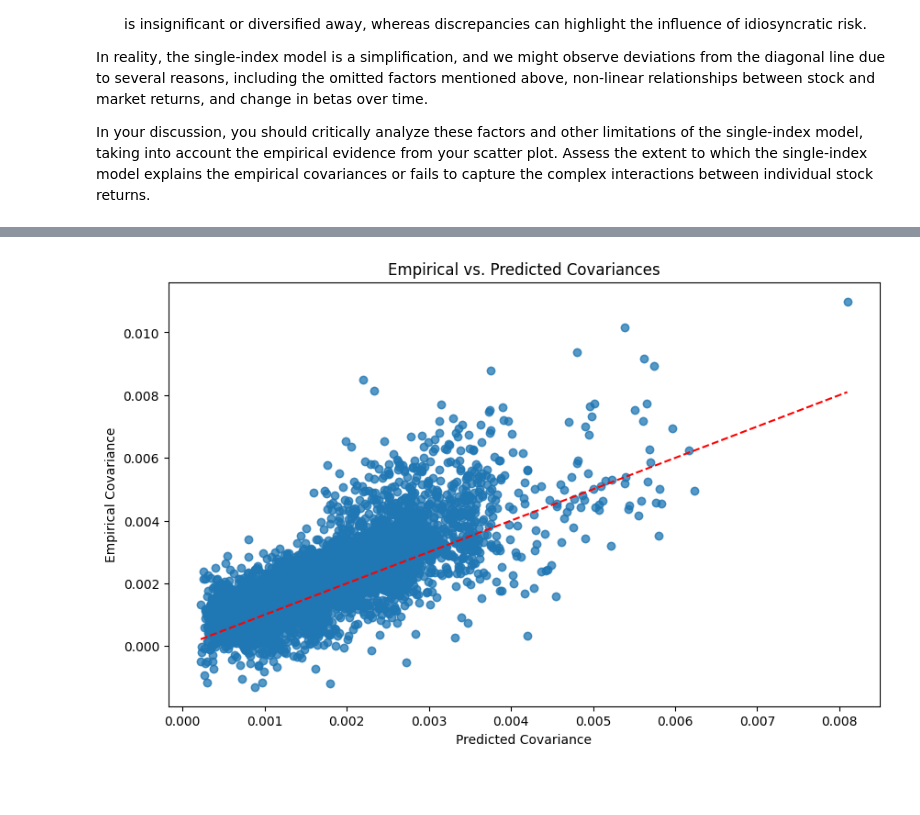
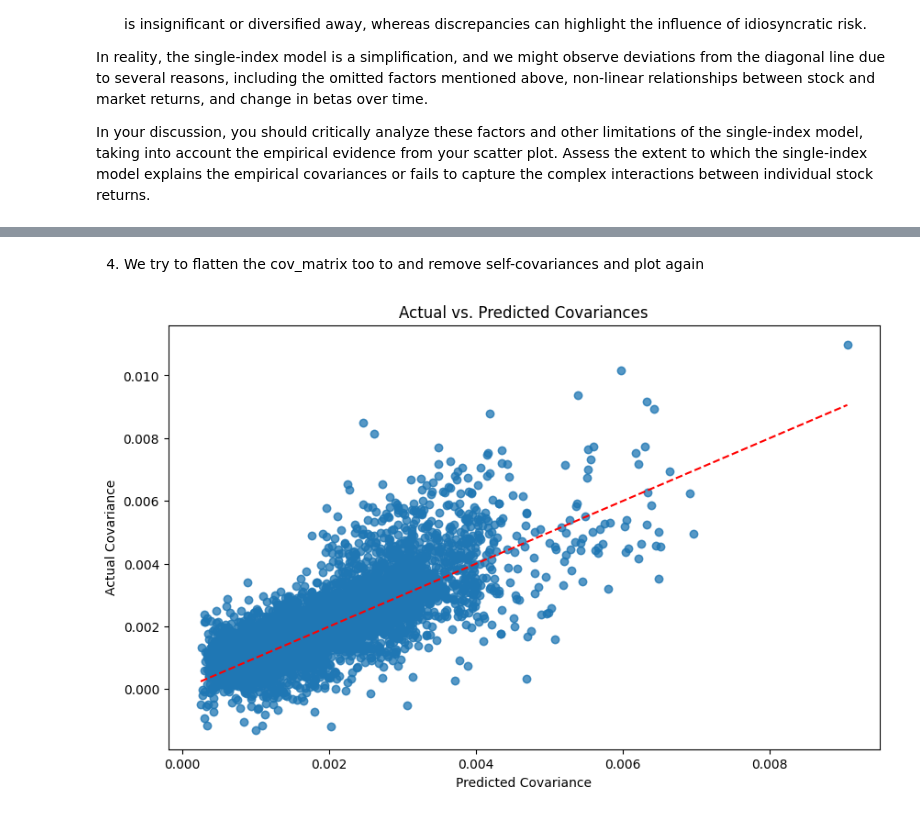
Before and after one commit to izero0324/Scientific-Computing-For-Finance, a Jupyter notebook: lab8/lab8.ipynb, the cells around one changed output, grey strips where cells are left out. Saved outputs shown, nothing was run; the diff lists cells and outputs as text; code cells hidden in the pictures; blank space fills up the shorter version.

```diff
--- a/lab8/lab8.ipynb
+++ b/lab8/lab8.ipynb
@@ -287,6 +474,6 @@ sp100_monthly_returns = sp100_index['Adj Close'].resample('M').ffill().pct_chang
 stocks_monthly_returns = prices.resample('M').ffill().pct_change().dropna()
 
 # Assume a risk-free rate proxy (risk-free rate is zero if we don't have data)
-risk_free_rate = 0
+risk_free_rate = 0.0404 #10 Year Treasury Rate 4.04% for for Dec 13 2023
 sp100_excess_returns = sp100_monthly_returns - risk_free_rate
 stocks_excess_returns = stocks_monthly_returns.sub(risk_free_rate, axis=0)  # Excess returns for all stocks
@@ -373,0 +623,11 @@ In your discussion, you should critically analyze these factors and other limita
+# %%
+mask = np.eye(len(prices.columns), dtype=bool)
+perfect_line = predicted_cov_df.values.flatten()
+line = perfect_line[~mask.flatten()]
+plt.figure(figsize=(10, 6))
+plt.scatter(predicted_covariances, cov_matrix, alpha=0.5)
+plt.title('Actual vs. Predicted Covariances')
+plt.xlabel('Predicted Covariance')
+plt.ylabel('Actual Covariance')
+plt.plot([min(line), max(line)], [min(line), max(line)],'r--')  # Line representing perfect model
+plt.show()
@@ -374,33 +636,21 @@ In your discussion, you should critically analyze these factors and other limita
+# %% [markdown]
+4. We try to flatten the cov_matrix too to and remove self-covariances and plot again
 # %%
-cov_matrix = stocks_excess_returns.cov()
-
-# Assuming alphas_betas Dataframe from the previous exercise contains the beta values
-betas = alphas_betas['beta']
-
-# Calculate the covariances according to the single-index model
-market_variance = sp100_monthly_returns.var()
-predicted_covariances = np.outer(betas, betas) * market_variance
-
-# Convert predicted_covariances to a DataFrame for easier manipulation
-predicted_cov_df = pd.DataFrame(predicted_covariances, index=prices.columns, columns=prices.columns)
-
 # Flatten the covariance matrices and remove self-covariances (variance)
-empirical_covariances = cov_matrix.values.flatten()
+actual_covariances = cov_matrix.values.flatten()
 predicted_covariances = predicted_cov_df.values.flatten()
 mask = np.eye(len(prices.columns), dtype=bool)
 
-empirical_covariances = empirical_covariances[~mask.flatten()]
+actual_covariances = actual_covariances[~mask.flatten()]
 predicted_covariances = predicted_covariances[~mask.flatten()]
 
-# Plotting the relationship between empirical and predicted covariances
+# Plotting the relationship between actual and predicted covariances
 plt.figure(figsize=(10, 6))
-plt.scatter(predicted_covariances, empirical_covariances, alpha=0.5)
-plt.title('Empirical vs. Predicted Covariances')
+plt.scatter(predicted_covariances, actual_covariances, alpha=0.5)
+plt.title('Actual vs. Predicted Covariances')
 plt.xlabel('Predicted Covariance')
-plt.ylabel('Empirical Covariance')
-plt.plot([min(predicted_covariances), max(predicted_covariances)],
-         [min(predicted_covariances), max(predicted_covariances)],
-         'r--')  # Line representing perfect agreement
+plt.ylabel('Actual Covariance')
+plt.plot([min(line), max(line)], [min(line), max(line)], 'r--')  # Line representing perfect model
 plt.show()
 # %% [output]
-[figure, old version]
+[figure, new version]
```
Also changed, not shown: parts of 66 cells of this notebook, 1 other file.
